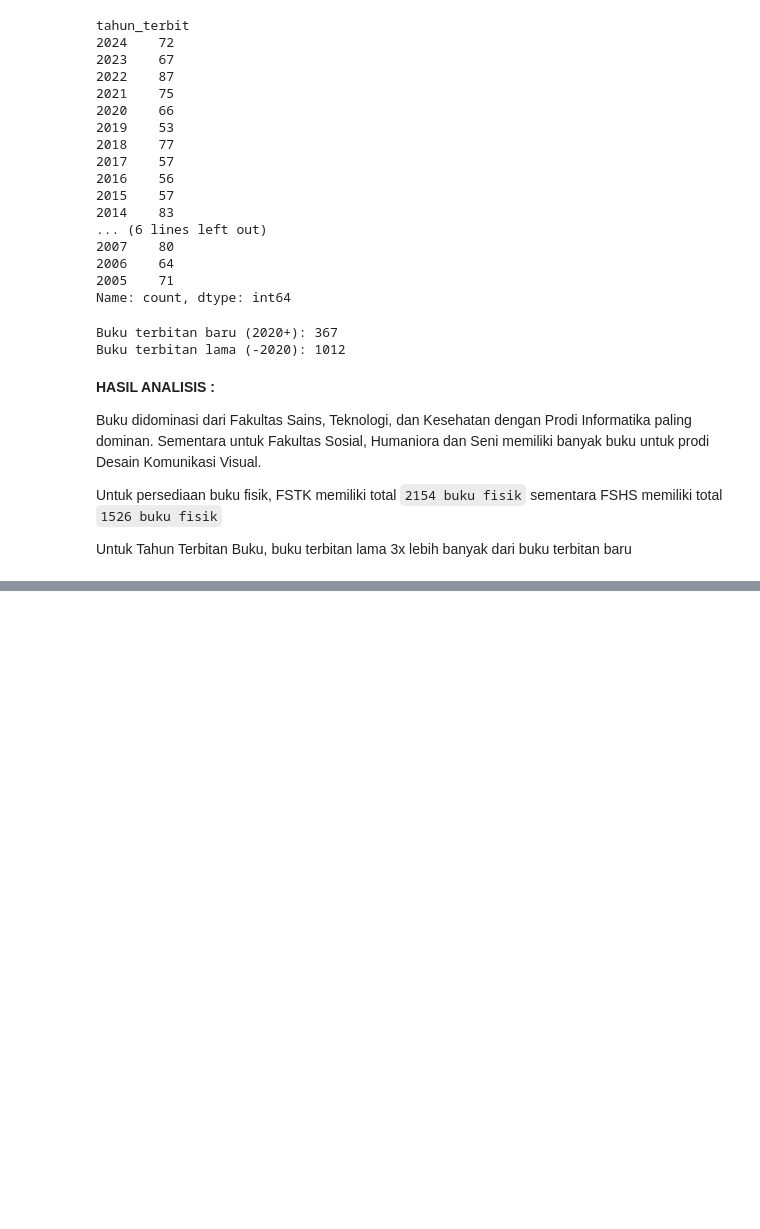
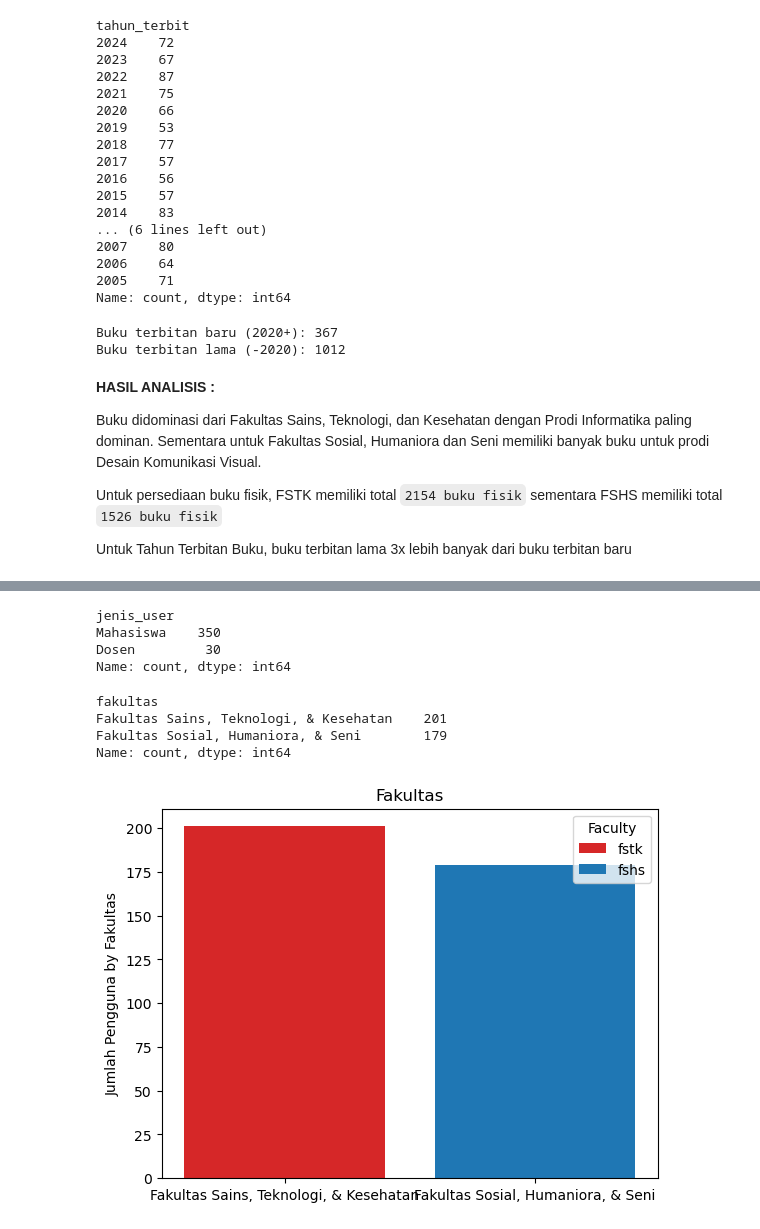
Before and after one commit to mayanggumelarr/Hybrid-Library-Book-Recomendation-Content-Base-Filtering, a Jupyter notebook: cbf-book-rec.ipynb, the cells around one changed output, grey strips where cells are left out. Saved outputs shown, nothing was run; the diff lists cells and outputs as text; code cells hidden in the pictures; blank space fills up the shorter version.

Commit message:
Update notebook
Menambahkan analisis data pengguna

```diff
--- a/cbf-book-rec.ipynb
+++ b/cbf-book-rec.ipynb
@@ -185,0 +212,36 @@ Untuk Tahun Terbitan Buku, buku terbitan lama 3x lebih banyak dari buku terbitan
+# %%
+# Analisis perbandingan User Mahasiswa dan Dosen
+df_user['jenis_user'].value_counts()
+# %% [output]
+jenis_user
+Mahasiswa    350
+Dosen         30
+Name: count, dtype: int64
+# %%
+faculty = df_user['fakultas'].value_counts()
+faculty
+# %% [output]
+fakultas
+Fakultas Sains, Teknologi, & Kesehatan    201
+Fakultas Sosial, Humaniora, & Seni        179
+Name: count, dtype: int64
+# %%
+# Analisis Perbandingan Fakultas
+faculty = df_user['fakultas'].value_counts()
+
+fig, ax = plt.subplots()
+
+index = faculty.index
+values = faculty.values
+bar_labels = ['fstk', 'fshs']
+bar_colors = ['tab:red', 'tab:blue']
+
+ax.bar(index, values, label=bar_labels, color=bar_colors)
+
+ax.set_ylabel('Jumlah Pengguna by Fakultas')
+ax.set_title('Fakultas')
+ax.legend(title='Faculty')
+
+plt.show()
+# %% [output]
+[figure, added]
```
Also changed, not shown: parts of 5 cells of this notebook.
